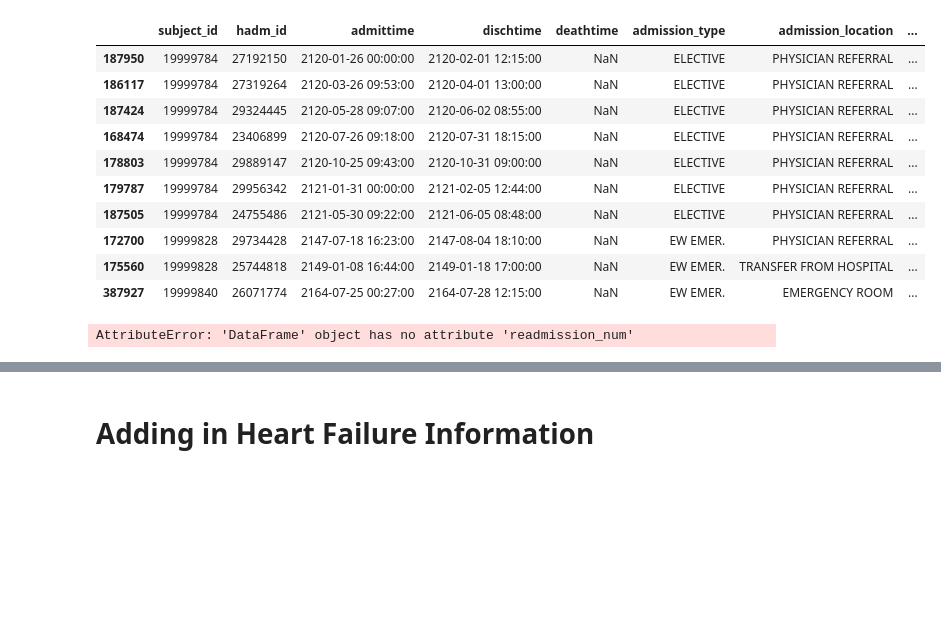
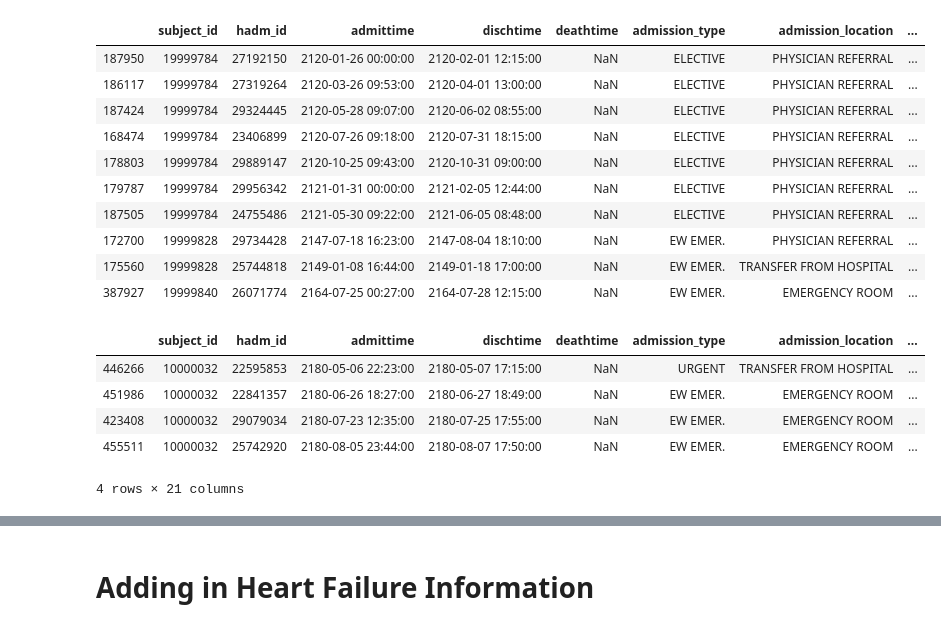
Before and after one commit to RayRuizhiLiao/ml4h_chf_readmissions, a Jupyter notebook: phase1_teamB/extract_readmissions2.ipynb, the cells around one changed output, grey strips where cells are left out. Cells and saved outputs as stored; diff of their text form; code cells hidden in the pictures; blank space fills up the shorter version.

```diff
--- a/phase1_teamB/extract_readmissions2.ipynb
+++ b/phase1_teamB/extract_readmissions2.ipynb
@@ -103,7 +104,12 @@ admissions['admission_num'] = admissions.groupby(['subject_id']).counter.cumsum(
 # %%
 # sanity checks to make sure that readmission_num flag is correct
-admissions[admissions.subject_id == 12427812][['admission_num']][-10:]
+admissions[admissions.subject_id == 12427812][['readmission_num']][-10:]
 admissions[admissions.readmission_num>3]
 admissions[admissions.subject_id == 10000032].head()
 # %% [output]
+|  | subject_id | hadm_id | admittime | dischtime | deathtime | admission_type | admission_location | ... |
+| 446266 | 10000032 | 22595853 | 2180-05-06 22:23:00 | 2180-05-07 17:15:00 | NaN | URGENT | TRANSFER FROM HOSPITAL | ... |
+| 451986 | 10000032 | 22841357 | 2180-06-26 18:27:00 | 2180-06-27 18:49:00 | NaN | EW EMER. | EMERGENCY ROOM | ... |
+| 423408 | 10000032 | 29079034 | 2180-07-23 12:35:00 | 2180-07-25 17:55:00 | NaN | EW EMER. | EMERGENCY ROOM | ... |
+| 455511 | 10000032 | 25742920 | 2180-08-05 23:44:00 | 2180-08-07 17:50:00 | NaN | EW EMER. | EMERGENCY ROOM | ... |
-AttributeError: 'DataFrame' object has no attribute 'readmission_num'
+4 rows × 21 columns
```
Also changed, not shown: parts of 24 cells of this notebook.
